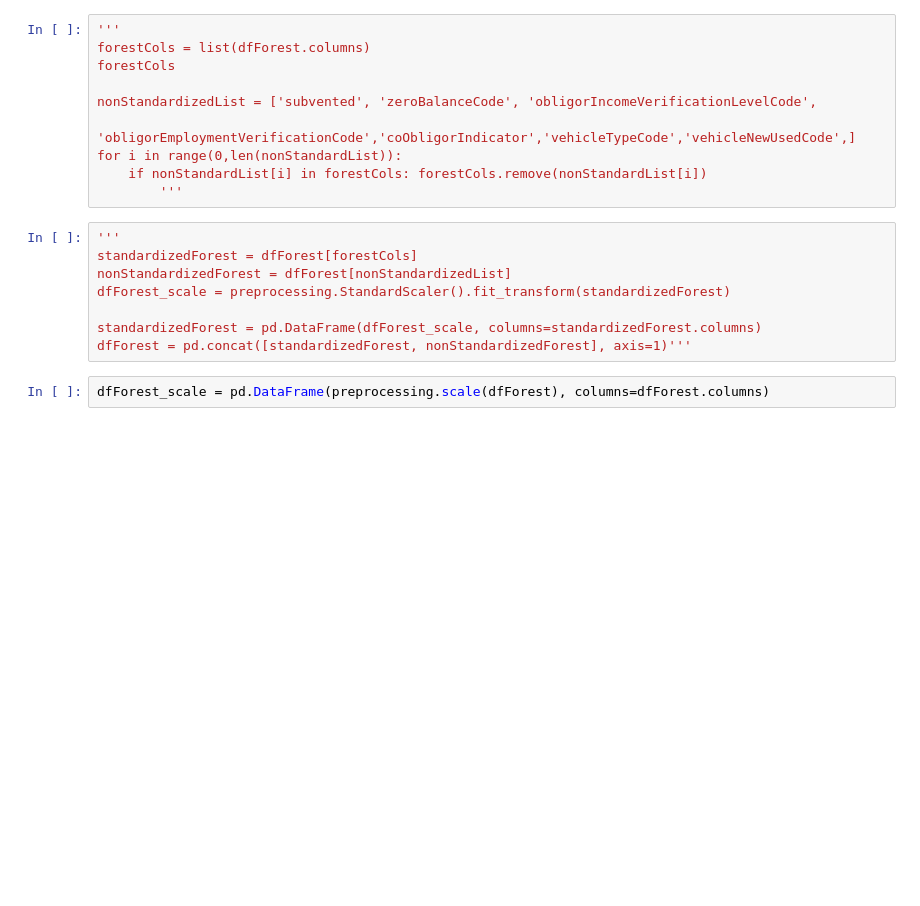
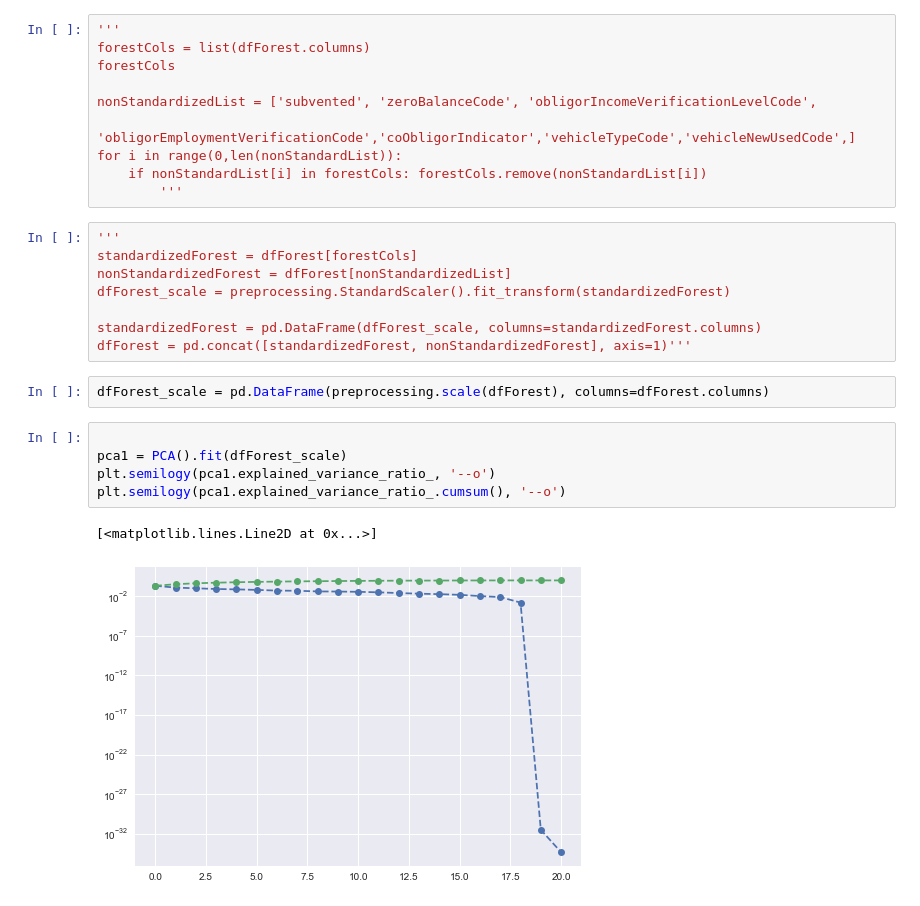
Before and after one commit to Austin-McDonnell/Auto_Loan_ABS_Analysis, a Jupyter notebook: Jupyter Notebooks/AggregateChargeOffs.ipynb, the cells around one changed output. Saved outputs shown, nothing was run; the diff lists cells and outputs as text; blank space fills up the shorter version.

```diff
--- a/Jupyter Notebooks/AggregateChargeOffs.ipynb
+++ b/Jupyter Notebooks/AggregateChargeOffs.ipynb
@@ -160,3 +156,11 @@ standardizedForest = pd.DataFrame(dfForest_scale, columns=standardizedForest.col
 dfForest = pd.concat([standardizedForest, nonStandardizedForest], axis=1)'''
 # %%
 dfForest_scale = pd.DataFrame(preprocessing.scale(dfForest), columns=dfForest.columns)
+# %%
+
+pca1 = PCA().fit(dfForest_scale)
+plt.semilogy(pca1.explained_variance_ratio_, '--o')
+plt.semilogy(pca1.explained_variance_ratio_.cumsum(), '--o')
+# %% [output]
+[<matplotlib.lines.Line2D at 0x...>]
+[figure, added]
```
Also changed, not shown: parts of 11 cells of this notebook.
